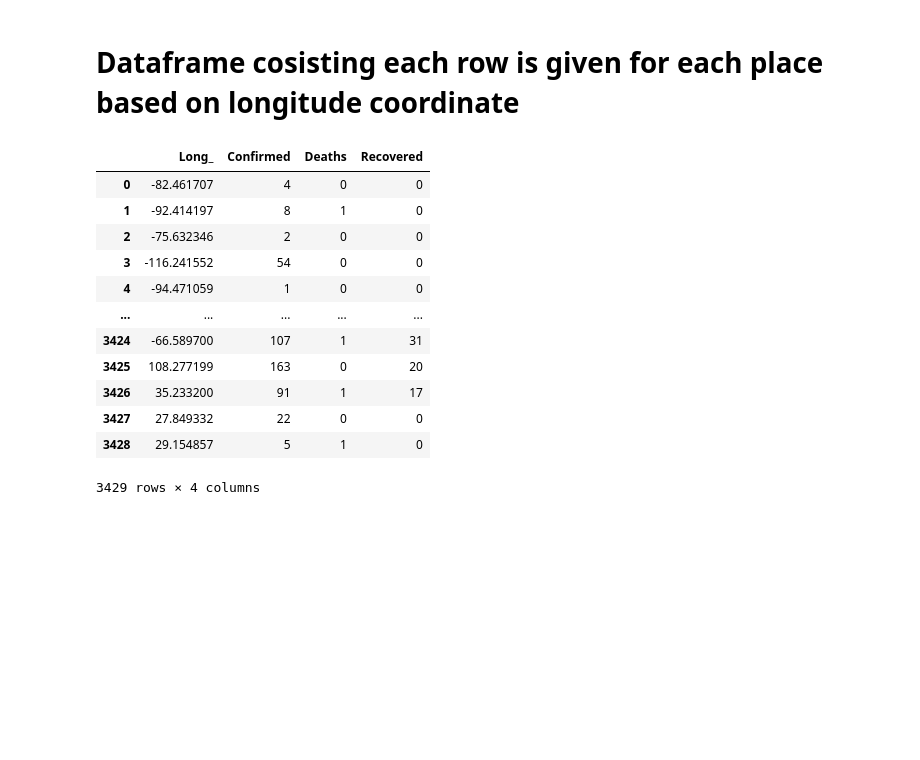
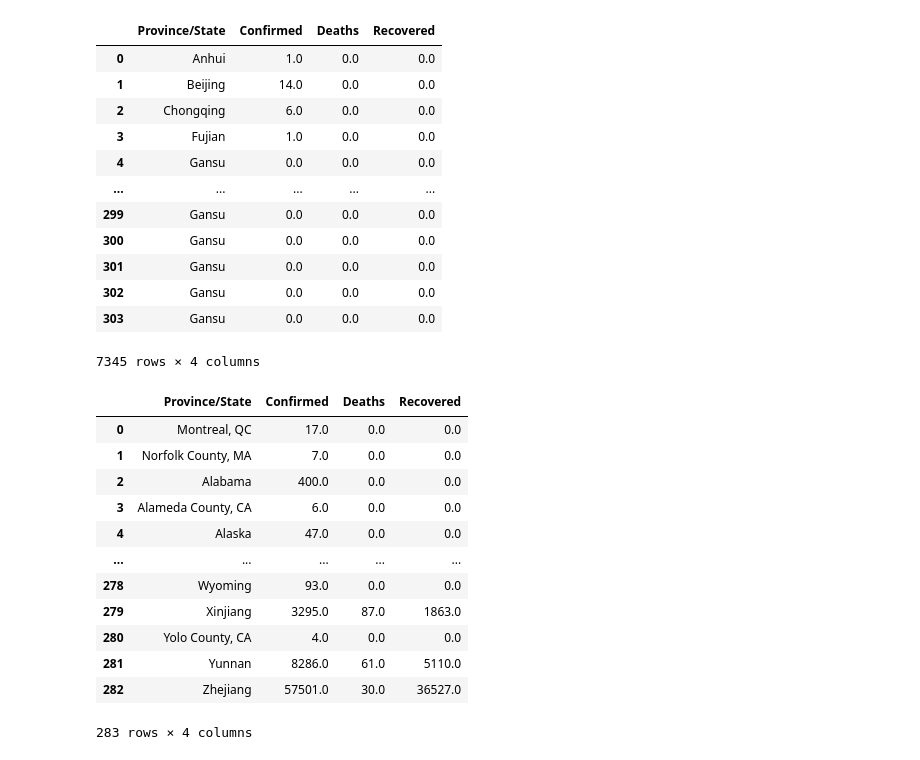
Before and after one commit to 19pa1a05c7/clustering-with-kmeans, a Jupyter notebook: copy_of_Untitled2.ipynb, the cells around one changed output. Saved outputs shown, nothing was run; the diff lists cells and outputs as text; code cells hidden in the pictures; blank space fills up the shorter version.

```diff
--- a/copy_of_Untitled2.ipynb
+++ b/copy_of_Untitled2.ipynb
@@ -42,3 +92,8 @@ dtype: object
+# %%
+covid["Confirmed"].fillna(0,inplace=True)
+covid["Deaths"].fillna(0,inplace=True)
+covid["Recovered"].fillna(0,inplace=True)
+covid["Province/State"].fillna(covid["Province/State"].mode()[0],inplace=True)
 # %%
 covid.info()
 # %% [output]
@@ -76,22 +113,37 @@ covid.describe()
-# %% [markdown]
-# Dataframe cosisting each row is given for each place based on longitude coordinate
 # %%
-covid19=covid.iloc[:,6:10]
+covid19=covid.iloc[:,[6,0,2,7]]
 covid19
 # %% [output]
-|  | Long_ | Confirmed | Deaths | Recovered |
-| 0 | -82.461707 | 4 | 0 | 0 |
-| 1 | -92.414197 | 8 | 1 | 0 |
-| 2 | -75.632346 | 2 | 0 | 0 |
-| 3 | -116.241552 | 54 | 0 | 0 |
-| 4 | -94.471059 | 1 | 0 | 0 |
+|  | Province/State | Confirmed | Deaths | Recovered |
+| 0 | Anhui | 1.0 | 0.0 | 0.0 |
+| 1 | Beijing | 14.0 | 0.0 | 0.0 |
+| 2 | Chongqing | 6.0 | 0.0 | 0.0 |
+| 3 | Fujian | 1.0 | 0.0 | 0.0 |
+| 4 | Gansu | 0.0 | 0.0 | 0.0 |
 | ... | ... | ... | ... | ... |
-| 3424 | -66.589700 | 107 | 1 | 31 |
-| 3425 | 108.277199 | 163 | 0 | 20 |
-| 3426 | 35.233200 | 91 | 1 | 17 |
-| 3427 | 27.849332 | 22 | 0 | 0 |
-| 3428 | 29.154857 | 5 | 1 | 0 |
+| 299 | Gansu | 0.0 | 0.0 | 0.0 |
+| 300 | Gansu | 0.0 | 0.0 | 0.0 |
+| 301 | Gansu | 0.0 | 0.0 | 0.0 |
+| 302 | Gansu | 0.0 | 0.0 | 0.0 |
+| 303 | Gansu | 0.0 | 0.0 | 0.0 |
-3429 rows × 4 columns
+7345 rows × 4 columns
+# %%
+covid19 = covid19.groupby('Province/State').agg(np.sum).reset_index()
+covid19
+# %% [output]
+|  | Province/State | Confirmed | Deaths | Recovered |
+| 0 | Montreal, QC | 17.0 | 0.0 | 0.0 |
+| 1 | Norfolk County, MA | 7.0 | 0.0 | 0.0 |
+| 2 | Alabama | 400.0 | 0.0 | 0.0 |
+| 3 | Alameda County, CA | 6.0 | 0.0 | 0.0 |
+| 4 | Alaska | 47.0 | 0.0 | 0.0 |
+| ... | ... | ... | ... | ... |
+| 278 | Wyoming | 93.0 | 0.0 | 0.0 |
+| 279 | Xinjiang | 3295.0 | 87.0 | 1863.0 |
+| 280 | Yolo County, CA | 4.0 | 0.0 | 0.0 |
+| 281 | Yunnan | 8286.0 | 61.0 | 5110.0 |
+| 282 | Zhejiang | 57501.0 | 30.0 | 36527.0 |
+283 rows × 4 columns
 # %%
 covid19.columns
 # %% [output]
```
Also changed, not shown: parts of 14 cells of this notebook.
